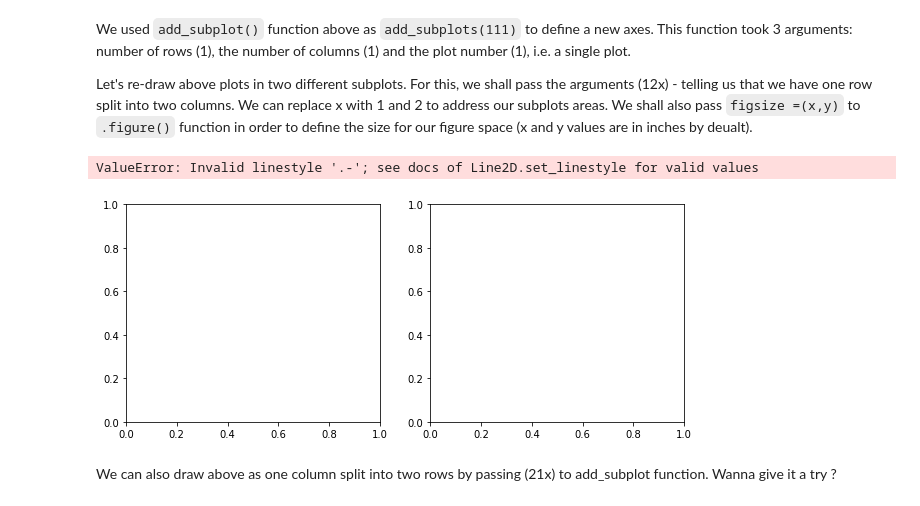
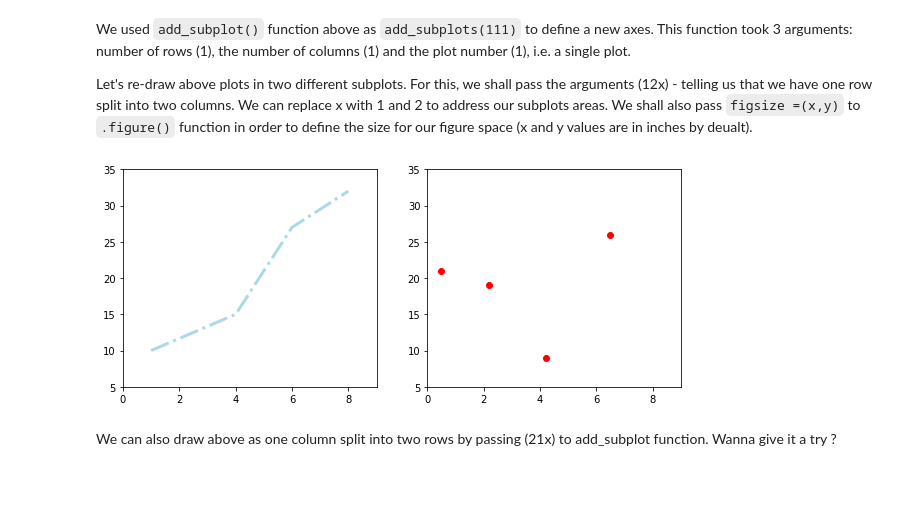
Before and after one commit to slieb74/dsc-1-03-12-customizing-visualizations-with-matplotlib-nyc-career-ds-062518, a Jupyter notebook: index.ipynb, the cells around one changed output. Saved outputs shown, nothing was run; the diff lists cells and outputs as text; code cells hidden in the pictures.

```diff
--- a/index.ipynb
+++ b/index.ipynb
@@ -140,30 +140,29 @@ Let's re-draw above plots in two different subplots. For this, we shall pass the
 # %%
 # Define a new figure with matplotlib's .plot() function. Set the size of figure space
 new_figure = plt.figure(figsize=(10,4))
 
 # Add a subplot to the figure - a new axes
 ax = new_figure.add_subplot(121)
 
 # Add a second subplot to the figure - a new axes
 ax2 = new_figure.add_subplot(122)
 
 # Generate a line plot on first axes
-ax.plot([1, 4, 6, 8], [10, 15, 27, 32], color='lightblue', linewidth=3, linestyle = '.-.')
+ax.plot([1, 4, 6, 8], [10, 15, 27, 32], color='lightblue', linewidth=3, linestyle = '-.')
 
 # Draw a scatter plot on 2nd axes
 ax2.scatter([0.5, 2.2, 4.2, 6.5], [21, 19, 9, 26], color='red', marker='o')
 
 # Set the limits of x and y for first axes
 ax.set_xlim(0, 9), ax.set_ylim(5,35)
 
 # Set the limits of x and y for 2nd axes
 ax2.set_xlim(0, 9), ax2.set_ylim(5,35)
 
 # Show the plot
 plt.show()
 # %% [output]
-ValueError: Invalid linestyle '.-'; see docs of Line2D.set_linestyle for valid values
-[figure, old version]
+[figure, new version]
 # %% [markdown]
 We can also draw above as one column split into two rows by passing (21x) to add_subplot function. Wanna give it a try ?
 # %% [markdown]
```
